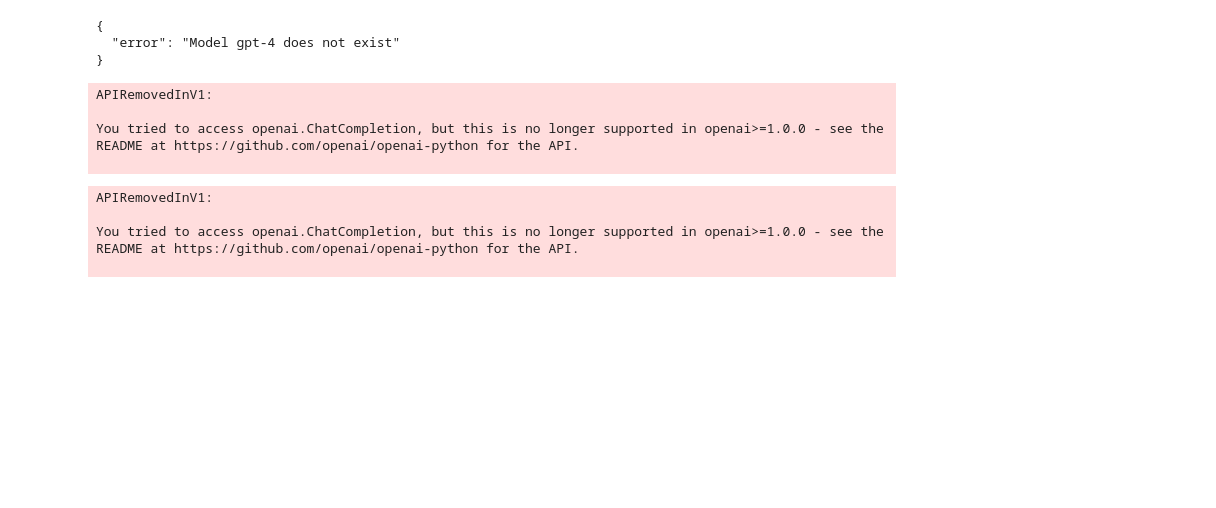
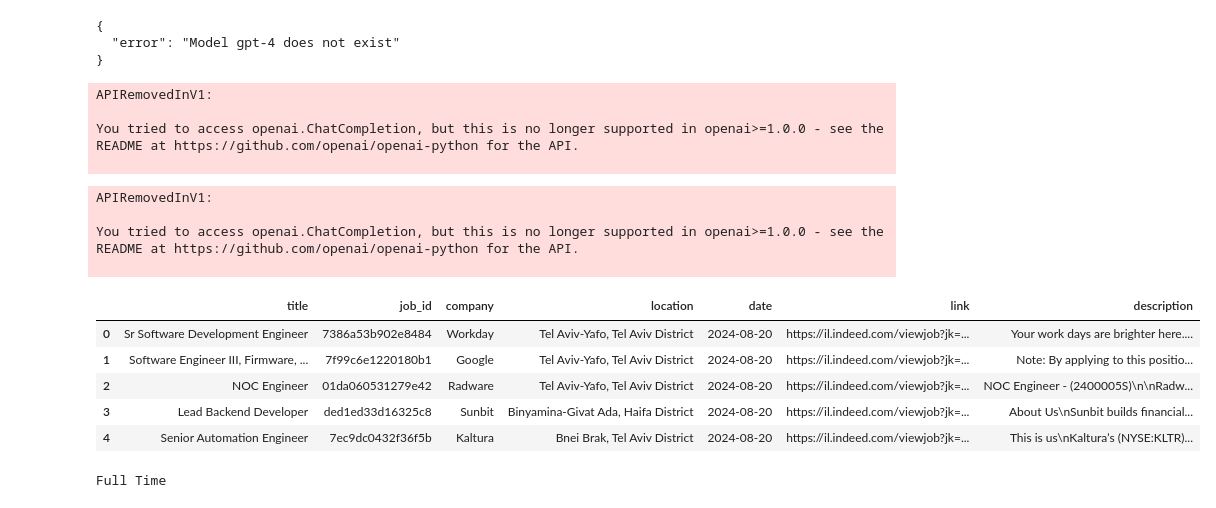
Before and after one commit to shaik1201/Final-Project, a Jupyter notebook: backend/l.ipynb, the cells around one changed output. Saved outputs shown, nothing was run; the diff lists cells and outputs as text; code cells hidden in the pictures; blank space fills up the shorter version.

```diff
--- a/backend/l.ipynb
+++ b/backend/l.ipynb
@@ -261,3 +261,20 @@ APIRemovedInV1:
 
 You tried to access openai.ChatCompletion, but this is no longer supported in openai>=1.0.0 - see the README at https://github.com/openai/openai-python for the API.
 
+# %%
+import pandas as pd
+
+df = pd.read_csv('jobs/Jobs_Indeed_1.csv')
+df.head()
+# %% [output]
+|  | title | job_id | company | location | date | link | description |
+| 0 | Sr Software Development Engineer | 7386a53b902e8484 | Workday | Tel Aviv-Yafo, Tel Aviv District | 2024-08-20 | https://il.indeed.com/viewjob?jk=... | Your work days are brighter here.... |
+| 1 | Software Engineer III, Firmware, ... | 7f99c6e1220180b1 | Google | Tel Aviv-Yafo, Tel Aviv District | 2024-08-20 | https://il.indeed.com/viewjob?jk=... | Note: By applying to this positio... |
+| 2 | NOC Engineer | 01da060531279e42 | Radware | Tel Aviv-Yafo, Tel Aviv District | 2024-08-20 | https://il.indeed.com/viewjob?jk=... | NOC Engineer - (2400005S)\n\nRadw... |
+| 3 | Lead Backend Developer | ded1ed33d16325c8 | Sunbit | Binyamina-Givat Ada, Haifa District | 2024-08-20 | https://il.indeed.com/viewjob?jk=... | About Us\nSunbit builds financial... |
+| 4 | Senior Automation Engineer | 7ec9dc0432f36f5b | Kaltura | Bnei Brak, Tel Aviv District | 2024-08-20 | https://il.indeed.com/viewjob?jk=... | This is us\nKaltura’s (NYSE:KLTR)... |
+# %%
+x = 'full time'
+print(x.title())
+# %% [output]
+Full Time
```
Also changed, not shown: 7 other files.
